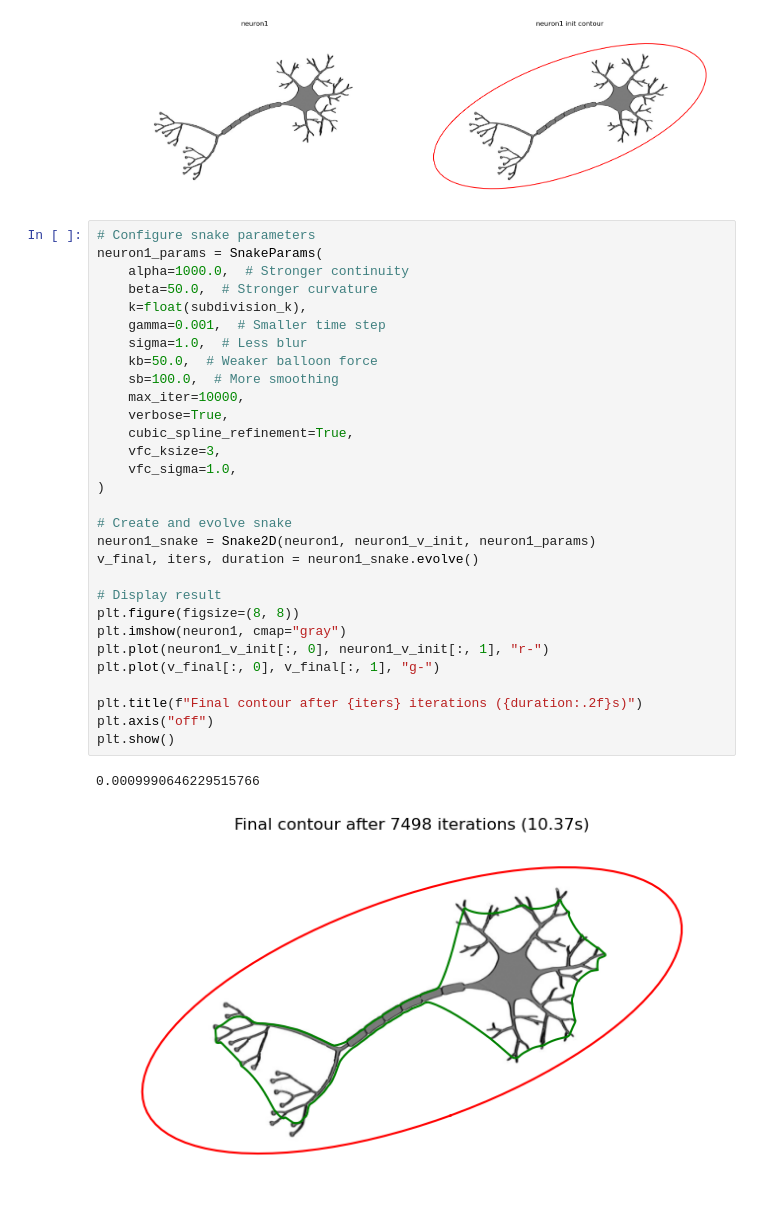
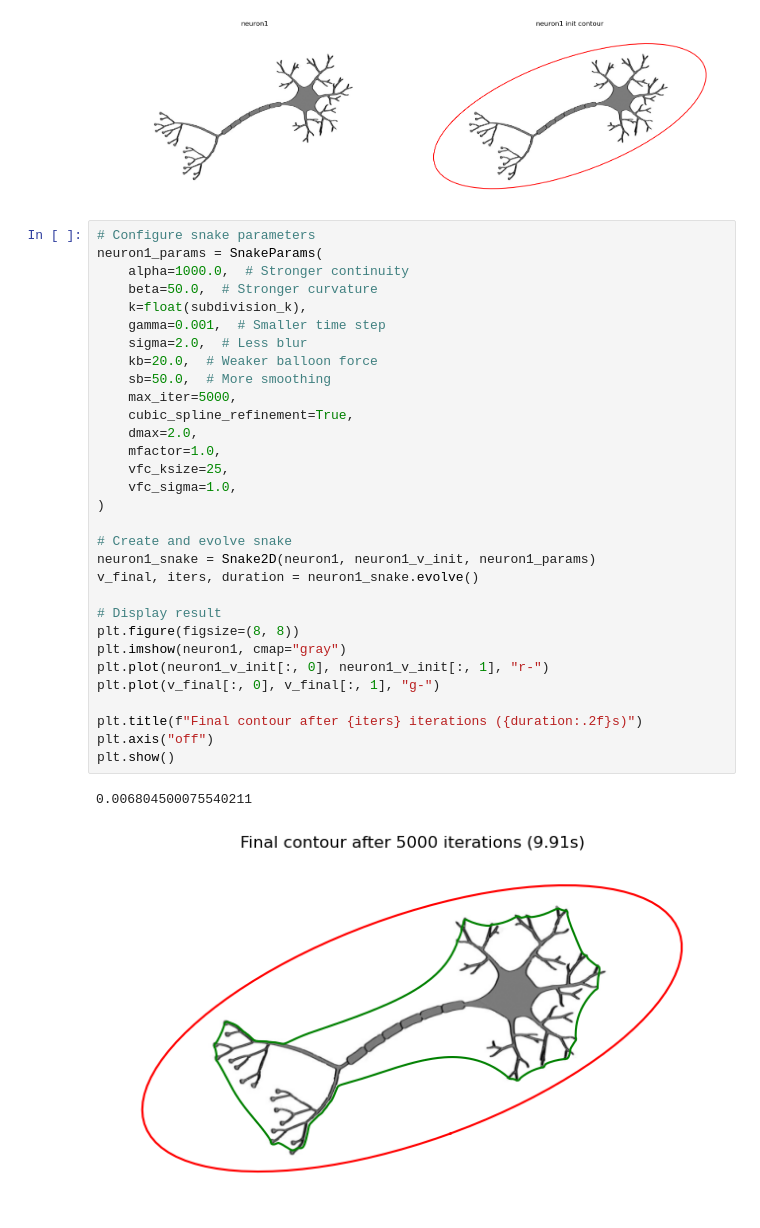
Before and after one commit to shh4und/snakes, a Jupyter notebook: 2D/snake.ipynb, the cells around one changed output. Cells and saved outputs as stored; diff of their text form.

```diff
--- a/2D/snake.ipynb
+++ b/2D/snake.ipynb
@@ -384,33 +424,34 @@ plt.show()
 # %%
 # Configure snake parameters
 neuron1_params = SnakeParams(
     alpha=1000.0,  # Stronger continuity
     beta=50.0,  # Stronger curvature
     k=float(subdivision_k),
     gamma=0.001,  # Smaller time step
-    sigma=1.0,  # Less blur
-    kb=50.0,  # Weaker balloon force
-    sb=100.0,  # More smoothing
-    max_iter=10000,
-    verbose=True,
+    sigma=2.0,  # Less blur
+    kb=20.0,  # Weaker balloon force
+    sb=50.0,  # More smoothing
+    max_iter=5000,
     cubic_spline_refinement=True,
-    vfc_ksize=3,
+    dmax=2.0,
+    mfactor=1.0,
+    vfc_ksize=25,
     vfc_sigma=1.0,
 )
 
 # Create and evolve snake
 neuron1_snake = Snake2D(neuron1, neuron1_v_init, neuron1_params)
 v_final, iters, duration = neuron1_snake.evolve()
 
 # Display result
 plt.figure(figsize=(8, 8))
 plt.imshow(neuron1, cmap="gray")
 plt.plot(neuron1_v_init[:, 0], neuron1_v_init[:, 1], "r-")
 plt.plot(v_final[:, 0], v_final[:, 1], "g-")
 
 plt.title(f"Final contour after {iters} iterations ({duration:.2f}s)")
 plt.axis("off")
 plt.show()
 # %% [output]
-0.0009990646229515766
+0.006804500075540211
-[figure, old version]
+[figure, new version]
```
Also changed, not shown: parts of 6 cells of this notebook.
